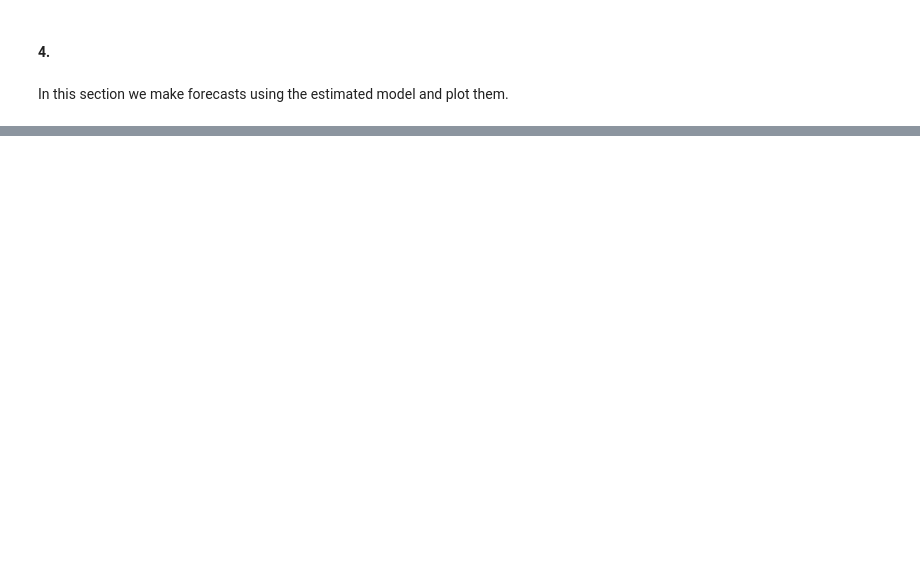
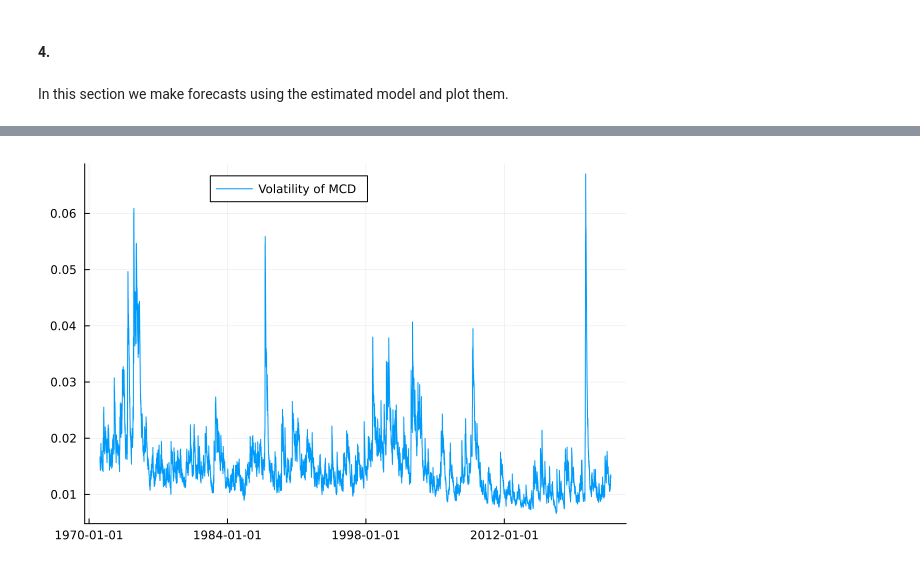
Before and after one commit to Matyas-Mattanelli/Financial-Econometrics-II, a Jupyter notebook: Project 1.ipynb, the cells around one changed output, grey strips where cells are left out. Cells and saved outputs as stored; diff of their text form; code cells hidden in the pictures; blank space fills up the shorter version.

Commit message:
Adding few things (possibility to restrict downloaded time window and time index to fitted values plot)

```diff
--- a/Project 1.ipynb
+++ b/Project 1.ipynb
@@ -127,2 +136,6 @@ MCD_forecasts = predict(MCD_fit)
 # %%
-plot(MCD_fit.sigma, labels = "Volatility of MCD", legend = :top)
+#Plot the fitted values
+MCD_fit_timearray = TimeArray(timestamp(MCD[2:end,]), MCD_fit.sigma)
+plot(MCD_fit_timearray, labels = "Volatility of MCD", legend = :top)
+# %% [output]
+[figure, added]
```
Also changed, not shown: parts of 6 cells of this notebook.
